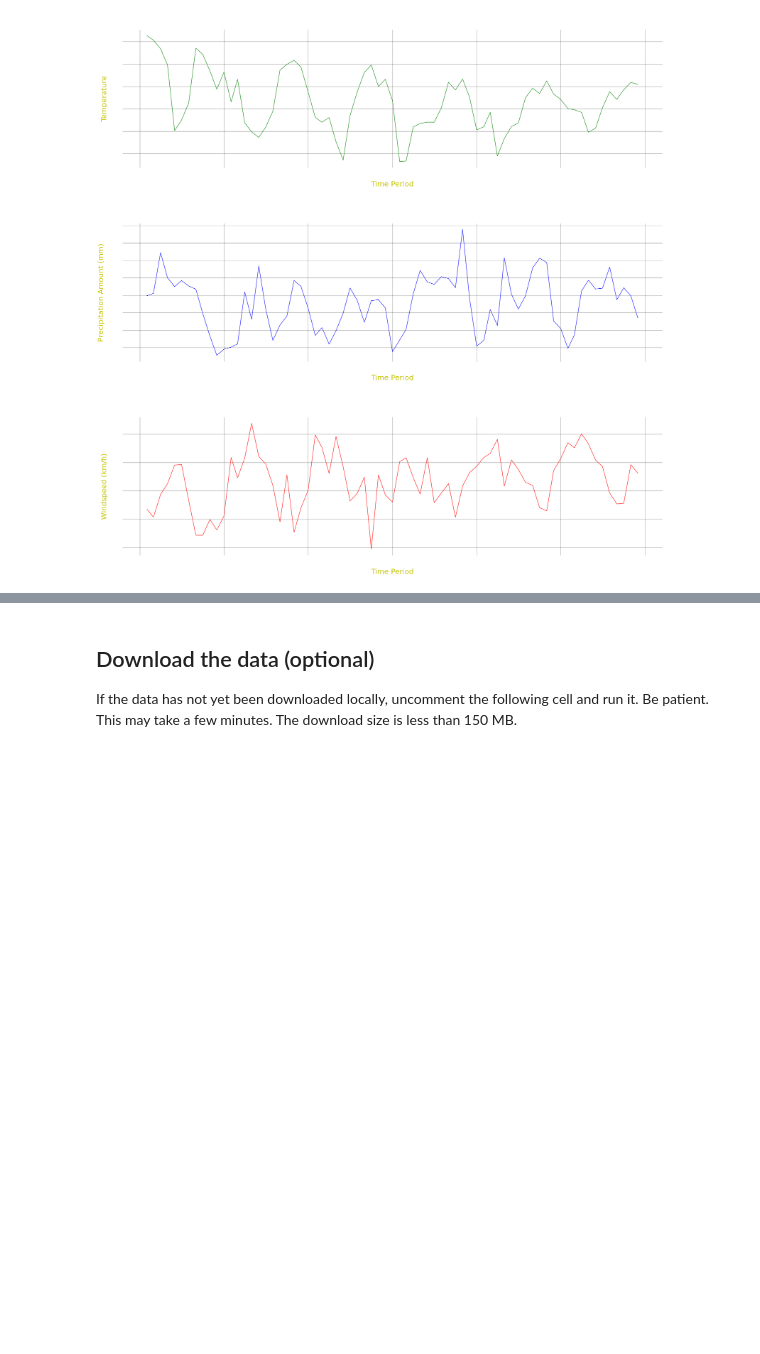
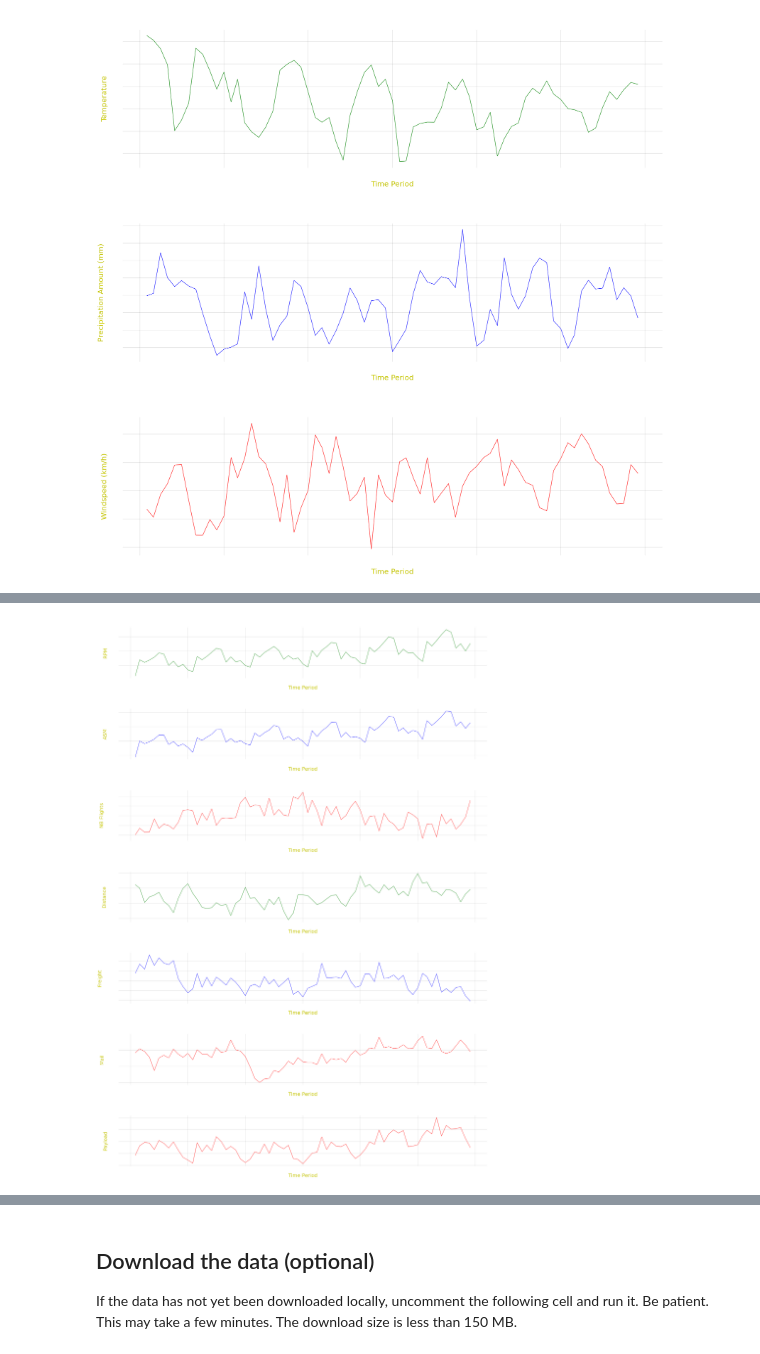
Before and after one commit to alexZajac/airlines_performance, a Jupyter notebook: airlines_performance.ipynb, the cells around one changed output, grey strips where cells are left out. Saved outputs shown, nothing was run; the diff lists cells and outputs as text; code cells hidden in the pictures; blank space fills up the shorter version.

```diff
--- a/airlines_performance.ipynb
+++ b/airlines_performance.ipynb
@@ -372,0 +373,3 @@ fig.show()
+# %%
+statistical_features_df = pd.read_csv('statistical_features.csv', index_col = 0)
+statistical_features_df.head()
@@ -372,0 +383,5 @@ fig.show()
+# %%
+statistical_features_df = statistical_features_df[statistical_features_df['UNIQUE_CARRIER_NAME'] == 'Delta Air Lines Inc.']
+statistical_features_df['DATE'] = pd.to_datetime(statistical_features_df['DATE'])
+statistical_features_df.drop(columns='LOAD_FACTOR', inplace=True)
+statistical_features_df.head()
@@ -372,0 +395,39 @@ fig.show()
+# %%
+fig, axs = plt.subplots(7, figsize=(40, 60))
+fig.subplots_adjust(hspace = 0.6)
+
+for ax in axs:
+  ax.grid(True, linewidth=0.2, color='black', linestyle='-')
+  ax.set_xlabel("Time Period", color = 'y', labelpad = 15)
+
+axs[0].plot(statistical_features_df['DATE'], statistical_features_df['RPM_SUM'], 'g')
+axs[0].set_ylabel("RPM", color = 'y', labelpad = 25)
+axs[0].set_title("RPM Sum Evolution of Delta Air Lines over the period 2014 - 2019", pad = 25)
+
+axs[1].plot(statistical_features_df['DATE'], statistical_features_df['ASM_SUM'], 'b')
+axs[1].set_ylabel("ASM", color = 'y', labelpad = 25)
+axs[1].set_title("ASM Sum Evolution of Delta Air Lines over the period 2014 - 2019", pad = 25)
+
+axs[2].plot(statistical_features_df['DATE'], statistical_features_df['NB_FLIGHTS'], 'r')
+axs[2].set_ylabel("NB Flights", color = 'y', labelpad = 25)
+axs[2].set_title("Number of Flights Evolution of Delta Air Lines over the period 2014 - 2019", pad = 25)
+
+axs[3].plot(statistical_features_df['DATE'], statistical_features_df['AVG_DIST'], 'g')
+axs[3].set_xlabel("Time Period", color = 'y', labelpad = 15)
+axs[3].set_ylabel("Distance", color = 'y', labelpad = 25)
+axs[3].set_title("Average Distance Evolution of Delta Air Lines over the period 2014 - 2019", pad = 25)
+
+axs[4].plot(statistical_features_df['DATE'], statistical_features_df['AVG_FREIGHT'], 'b')
+axs[4].set_ylabel("Freight", color = 'y', labelpad = 25)
+axs[4].set_title("Average Freight Evolution of Delta Air Lines over the period 2014 - 2019", pad = 25)
+
+axs[5].plot(statistical_features_df['DATE'], statistical_features_df['AVG_MAIL'], 'r')
+axs[5].set_ylabel("Mail", color = 'y', labelpad = 25)
+axs[5].set_title("Average Mail Evolution of Delta Air Lines over the period 2014 - 2019", pad = 25)
+
+axs[6].plot(statistical_features_df['DATE'], statistical_features_df['AVG_PAYLOAD'], 'r')
+axs[6].set_ylabel("Payload", color = 'y', labelpad = 25)
+axs[6].set_title("Average Payload Evolution of Delta Air Lines over the period 2014 - 2019", pad = 25)
+fig.show()
+# %% [output]
+[figure, added]
```
Also changed, not shown: parts of 11 cells of this notebook.
